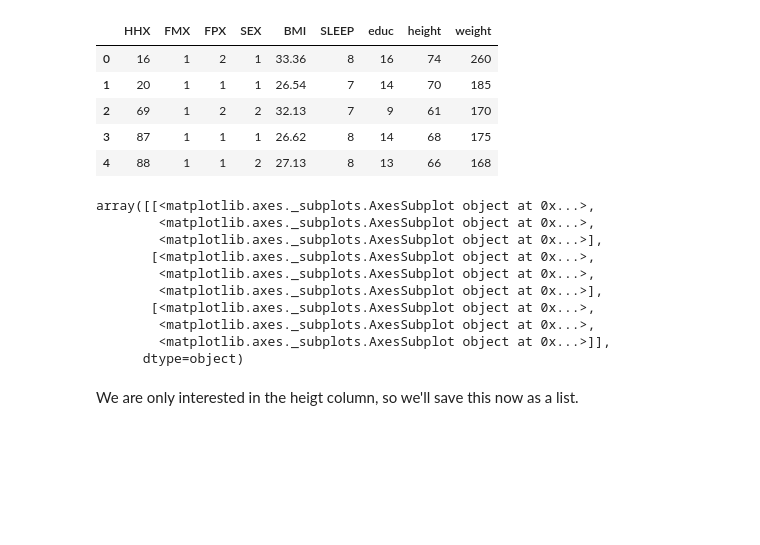
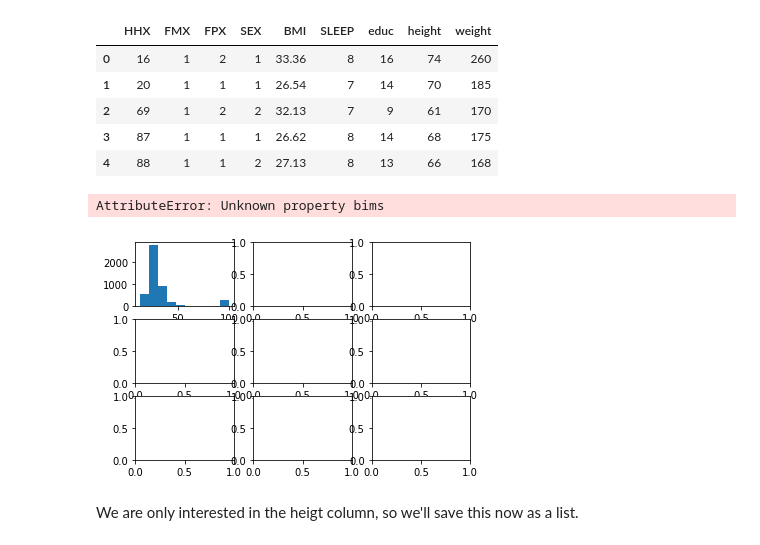
Before and after one commit to NomexHq/dsc-1-02-17-implementing-statistics-with-functions-lab-nyc-ds-career-031119, a Jupyter notebook: index.ipynb, the cells around one changed output. Cells and saved outputs as stored; diff of their text form; code cells hidden in the pictures; blank space fills up the shorter version.

```diff
--- a/index.ipynb
+++ b/index.ipynb
@@ -27,18 +27,10 @@ df.head()
 # %%
 # Record your initial observations on the histogram here
 
-df.hist(bim)
+df.hist(bims=10)
 # %% [output]
-array([[<matplotlib.axes._subplots.AxesSubplot object at 0x...>,
-        <matplotlib.axes._subplots.AxesSubplot object at 0x...>,
-        <matplotlib.axes._subplots.AxesSubplot object at 0x...>],
-       [<matplotlib.axes._subplots.AxesSubplot object at 0x...>,
-        <matplotlib.axes._subplots.AxesSubplot object at 0x...>,
-        <matplotlib.axes._subplots.AxesSubplot object at 0x...>],
-       [<matplotlib.axes._subplots.AxesSubplot object at 0x...>,
-        <matplotlib.axes._subplots.AxesSubplot object at 0x...>,
-        <matplotlib.axes._subplots.AxesSubplot object at 0x...>]],
-      dtype=object)
+AttributeError: Unknown property bims
+[figure, added]
 # %% [markdown]
 We are only interested in the heigt column, so we'll save this now as a list.
 # %%
```
